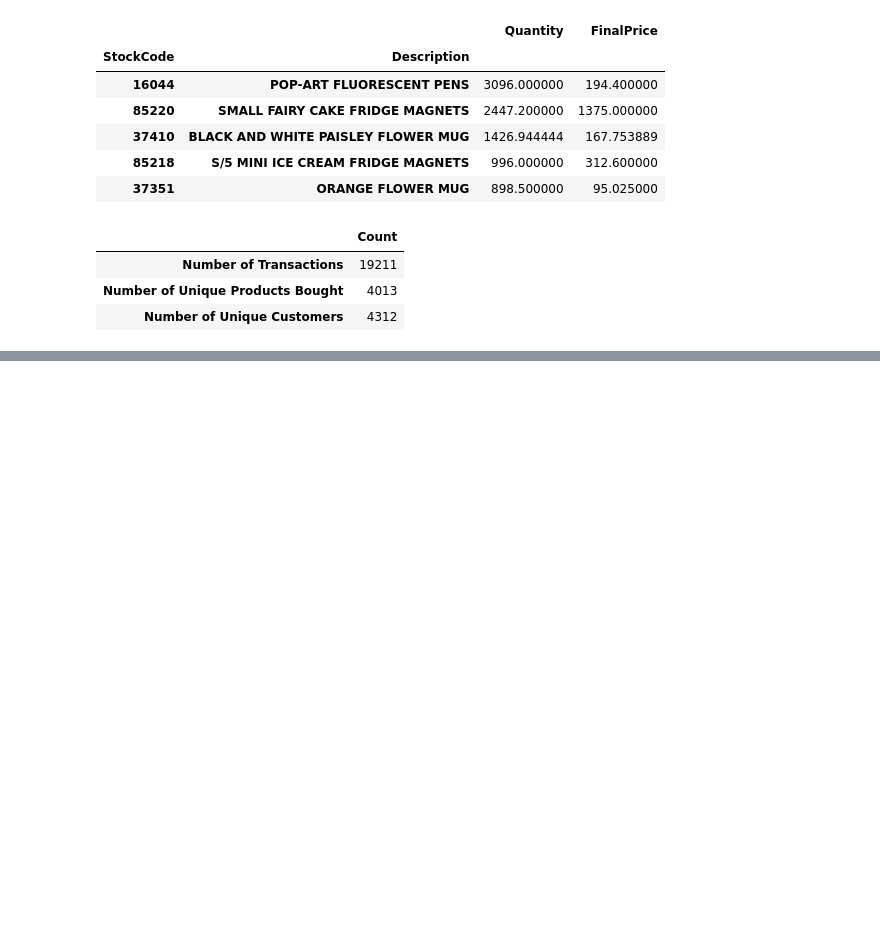
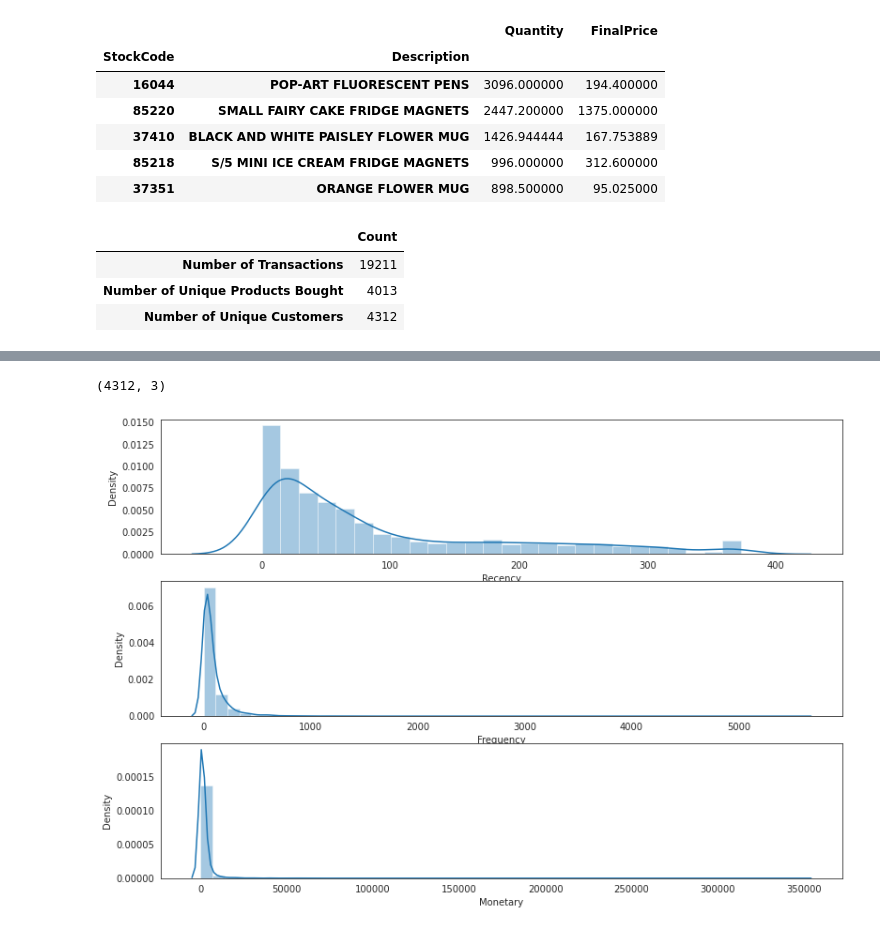
Before and after one commit to TharindaAdhikari/ML_Assignment2_IT19037752_IT19047966_IT19189390, a Jupyter notebook: Customer_Segmentaion.ipynb, the cells around one changed output, grey strips where cells are left out. Cells and saved outputs as stored; diff of their text form; code cells hidden in the pictures; blank space fills up the shorter version.

```diff
--- a/Customer_Segmentaion.ipynb
+++ b/Customer_Segmentaion.ipynb
@@ -464,0 +510,3 @@ data = data.rename(columns={'Customer ID': 'CustomerID'})
+# %%
+recency_df.drop('LastPurshaceDate',axis=1,inplace=True)
+recency_df.head()
@@ -464,0 +524,6 @@ data = data.rename(columns={'Customer ID': 'CustomerID'})
+# %%
+temp = data.copy()
+temp.drop_duplicates(['Invoice','CustomerID'],keep='first',inplace=True)
+frequency_df = data.groupby(by=['CustomerID'], as_index=False)['Invoice'].count()
+frequency_df.columns = ['CustomerID','Frequency']
+frequency_df.head()
@@ -464,0 +543,4 @@ data = data.rename(columns={'Customer ID': 'CustomerID'})
+# %%
+monetary_df = data.groupby(by='CustomerID',as_index=False).agg({'FinalPrice': 'sum'})
+monetary_df.columns = ['CustomerID','Monetary']
+monetary_df.head()
@@ -464,0 +556,4 @@ data = data.rename(columns={'Customer ID': 'CustomerID'})
+# %%
+rfm_df = recency_df.merge(frequency_df,on='CustomerID').merge(monetary_df,on='CustomerID')
+rfm_df.set_index('CustomerID',inplace=True)
+rfm_df.head()
@@ -464,0 +568,19 @@ data = data.rename(columns={'Customer ID': 'CustomerID'})
+# %%
+rfm_df.shape
+# %% [output]
+(4312, 3)
+# %%
+# Visualise the obtained results
+plt.figure(figsize=(13,9))
+plt.subplot(3, 1, 1)
+sns.distplot(rfm_df['Recency'])
+
+plt.subplot(3, 1, 2)
+sns.distplot(rfm_df['Frequency'])
+
+plt.subplot(3, 1, 3)
+sns.distplot(rfm_df['Monetary'])
+
+plt.show()
+# %% [output]
+[figure, added]
```
Also changed, not shown: parts of 28 cells of this notebook.
